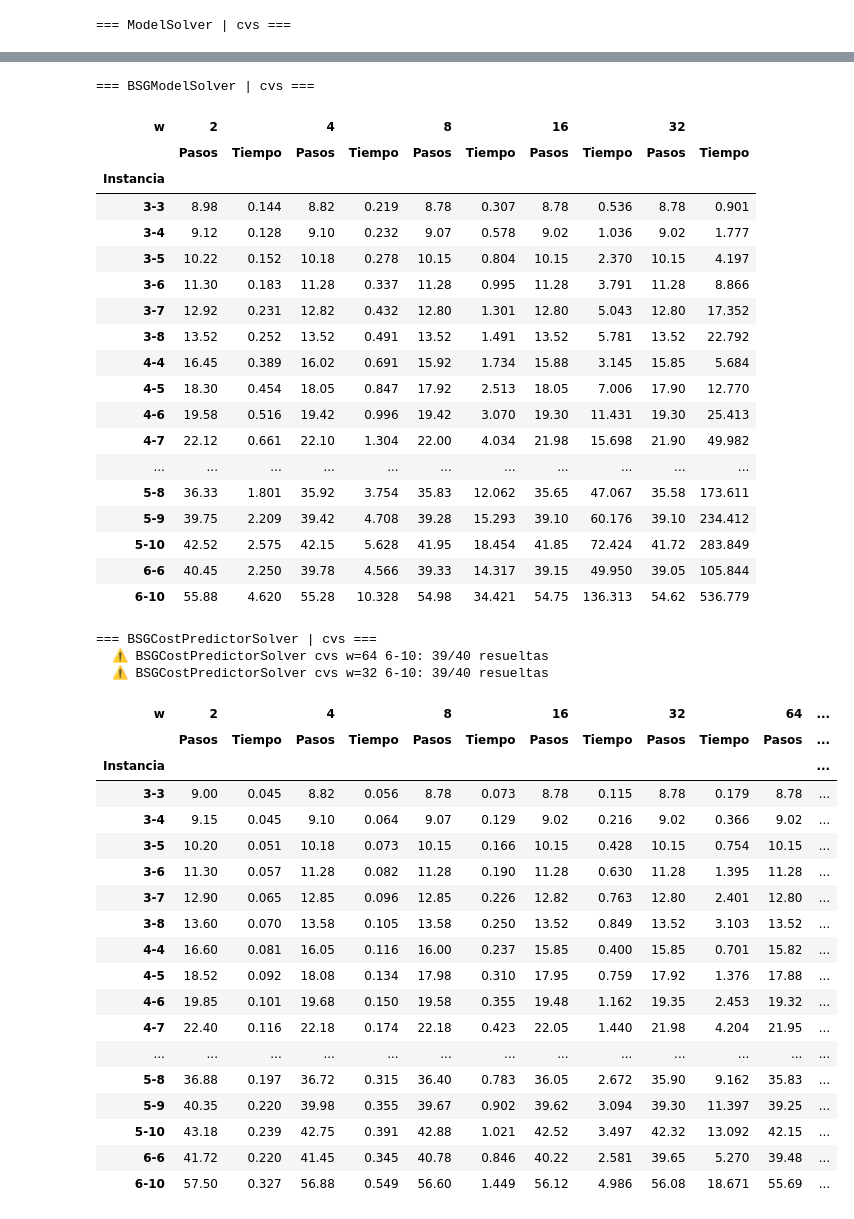
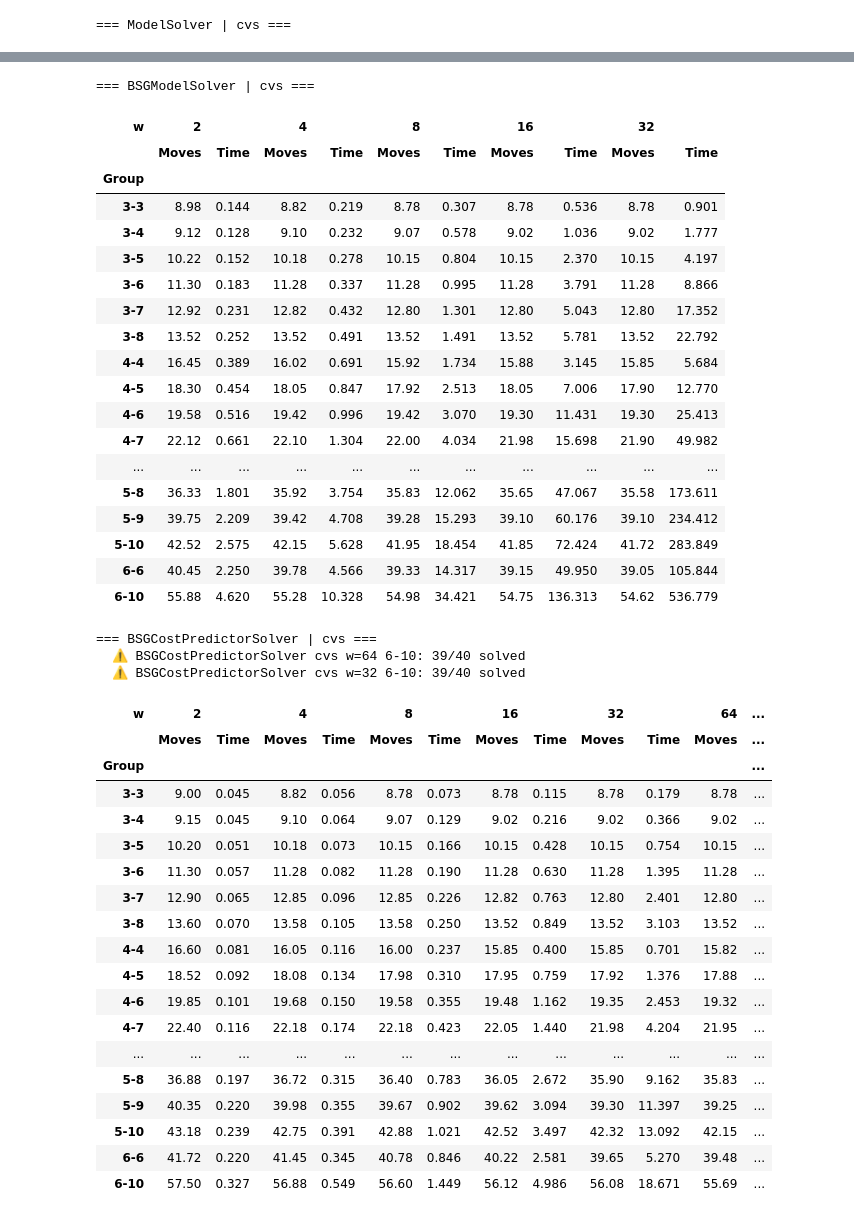
Before and after one commit to OscarRojasG/CPMP-Framework, a Jupyter notebook: notebooks/experiments.ipynb, the cells around one changed output, grey strips where cells are left out. Cells and saved outputs as stored; diff of their text form; code cells hidden in the pictures.

```diff
--- a/notebooks/experiments.ipynb
+++ b/notebooks/experiments.ipynb
@@ -7,32 +7,29 @@ from pathlib import Path
 import pandas as pd
 from IPython.display import display
 
-# ==================== Parámetros ====================
-# Carpeta con los CSV por instancia (se busca también en subcarpetas)
+# ==================== Parameters ====================
+# Folder with the per-instance CSV files (subfolders are searched too)
 EXPERIMENTS_FOLDER = Path("../experiments")
 
-# Carpeta donde se guardan las tablas (None = no guardar, solo mostrar)
-OUTPUT_FOLDER = EXPERIMENTS_FOLDER / "tables"
-
-# Datasets a incluir (ej: ["cvs"], ["cvs", "g1"])
+# Datasets to include (e.g. ["cvs"], ["cvs", "g1"])
 DATASETS = ["cvs"]
 
-# Solvers a incluir, en este orden
+# Solvers to include, in this order
 SOLVERS = ["ModelSolver", "BSGModelSolver", "BSGCostPredictorSolver"]
 
-# Nombre a mostrar en el encabezado de los solvers sin w
+# Header label for solvers without a beam width w
 SOLVER_LABELS = {"ModelSolver": "GreedyModel"}
 # ====================================================
 
-# Formato: <Solver>[_w<W>]_<dataset>_<H-2>-<S>.csv  (ej: BSGModelSolver_w32_cvs_3-3.csv)
+# File name: <Solver>[_w<W>]_<dataset>_<T>-<S>.csv  (e.g. BSGModelSolver_w32_cvs_3-3.csv)
 PATTERN = re.compile(r"^(?P<solver>[A-Za-z]+)(?:_w(?P<w>\d+))?_(?P<dataset>[A-Za-z0-9]+)_(?P<config>\d+-\d+)\.csv$")
 
 
 def rounded(table):
-    """Pasos con 2 decimales y Tiempo con 3, como en las tablas del informe."""
+    """Moves with 2 decimals and time with 3, as in the paper tables."""
     out = table.copy()
     for col in out.columns:
-        out[col] = out[col].round(2 if col[1] == "Pasos" else 3)
+        out[col] = out[col].round(2 if col[1] == "Moves" else 3)
     return out
 
 
@@ -41,11 +38,9 @@ def config_key(c):
 
 
 def load_results(folder):
-    """Lee todos los CSV y devuelve una fila por (solver, w, dataset, config)."""
+    """Reads every CSV and returns one row per (solver, w, dataset, group)."""
     rows = []
     for path in folder.rglob("*.csv"):
-        if OUTPUT_FOLDER is not None and OUTPUT_FOLDER in path.parents:
-            continue
         m = PATTERN.match(path.name)
         if not m:
             continue
@@ -55,42 +50,39 @@ def load_results(folder):
             "solver": m["solver"],
             "w": int(m["w"]) if m["w"] else None,
             "dataset": m["dataset"],
-            "Instancia": m["config"],
-            "Resueltas": int(solved.sum()),
+            "Group": m["config"],
+            "Solved": int(solved.sum()),
             "Total": len(df),
-            "Pasos": df.loc[solved, "Steps"].mean(),
-            # Algunos CSV (ej: los de g_*.py) no guardan el tiempo
-            "Tiempo": df.loc[solved, "Time"].mean() if "Time" in df else float("nan"),
+            "Moves": df.loc[solved, "Steps"].mean(),
+            # Some CSV files (e.g. those written by g_*.py) do not record time
+            "Time": df.loc[solved, "Time"].mean() if "Time" in df else float("nan"),
         })
     return pd.DataFrame(rows)
 
 
 def build_table(results, solver, dataset):
-    """Tabla con Instancia como filas y (w, [Pasos, Tiempo]) como columnas."""
+    """Table with groups as rows and (w, [Moves, Time]) as columns."""
     r = results[(results["solver"] == solver) & (results["dataset"] == dataset)].copy()
     has_w = r["w"].notna().any()
-    r["grupo"] = r["w"].astype("Int64") if has_w else SOLVER_LABELS.get(solver, solver)
+    r["column"] = r["w"].astype("Int64") if has_w else SOLVER_LABELS.get(solver, solver)
 
-    table = r.pivot(index="Instancia", columns="grupo", values=["Pasos", "Tiempo"])
+    table = r.pivot(index="Group", columns="column", values=["Moves", "Time"])
     table = table.swaplevel(axis=1).sort_index(axis=1, level=0, sort_remaining=False)
-    table = table.reindex(columns=["Pasos", "Tiempo"], level=1)
+    table = table.reindex(columns=["Moves", "Time"], level=1)
     table = table.reindex(sorted(table.index, key=config_key))
     table.columns.names = ["w" if has_w else None, None]
 
-    # Aviso si hay instancias sin resolver (los promedios son solo sobre resueltas)
-    unsolved = r[r["Resueltas"] < r["Total"]]
+    # Warn about unsolved instances (averages are computed over solved instances only)
+    unsolved = r[r["Solved"] < r["Total"]]
     for _, u in unsolved.iterrows():
         tag = f"w={u['w']:.0f} " if has_w else ""
-        print(f"  ⚠ {solver} {dataset} {tag}{u['Instancia']}: {u['Resueltas']}/{u['Total']} resueltas")
+        print(f"  ⚠ {solver} {dataset} {tag}{u['Group']}: {u['Solved']}/{u['Total']} solved")
     return table
 
 
 results = load_results(EXPERIMENTS_FOLDER)
 if results.empty:
-    raise FileNotFoundError(f"No se encontraron CSV de resultados en {EXPERIMENTS_FOLDER}")
-
-if OUTPUT_FOLDER is not None:
-    OUTPUT_FOLDER.mkdir(parents=True, exist_ok=True)
+    raise FileNotFoundError(f"No result CSV files found in {EXPERIMENTS_FOLDER}")
 
 tables = {}
 for dataset in DATASETS:
@@ -101,9 +93,6 @@ for dataset in DATASETS:
         table = build_table(results, solver, dataset)
         tables[(solver, dataset)] = table
         display(rounded(table))
-        if OUTPUT_FOLDER is not None:
-            # Para leerlo de vuelta: pd.read_csv(ruta, header=[0, 1], index_col=0)
-            rounded(table).to_csv(OUTPUT_FOLDER / f"{solver}_{dataset}.csv")
 # %% [output]
 === ModelSolver | cvs ===
 |  | GreedyModel |  |
@@ -118,39 +107,39 @@ for dataset in DATASETS:
 | 4-4 | 17.70 | 0.038 |
 | 4-5 | 18.98 | 0.041 |
 | 4-6 | 20.02 | 0.045 |
 | 4-7 | 22.52 | 0.051 |
 | ... | ... | ... |
 | 5-8 | 37.30 | 0.085 |
 | 5-9 | 40.60 | 0.093 |
 | 5-10 | 43.65 | 0.101 |
 | 6-6 | 42.58 | 0.095 |
 | 6-10 | 57.90 | 0.136 |
 === BSGModelSolver | cvs ===
 | w | 2 |  | 4 |  | 8 |  | 16 |  | 32 |  |
-|  | Pasos | Tiempo | Pasos | Tiempo | Pasos | Tiempo | Pasos | Tiempo | Pasos | Tiempo |
-| Instancia |  |  |  |  |  |  |  |  |  |  |
+|  | Moves | Time | Moves | Time | Moves | Time | Moves | Time | Moves | Time |
+| Group |  |  |  |  |  |  |  |  |  |  |
 | 3-3 | 8.98 | 0.144 | 8.82 | 0.219 | 8.78 | 0.307 | 8.78 | 0.536 | 8.78 | 0.901 |
 | 3-4 | 9.12 | 0.128 | 9.10 | 0.232 | 9.07 | 0.578 | 9.02 | 1.036 | 9.02 | 1.777 |
 | 3-5 | 10.22 | 0.152 | 10.18 | 0.278 | 10.15 | 0.804 | 10.15 | 2.370 | 10.15 | 4.197 |
 | 3-6 | 11.30 | 0.183 | 11.28 | 0.337 | 11.28 | 0.995 | 11.28 | 3.791 | 11.28 | 8.866 |
 | 3-7 | 12.92 | 0.231 | 12.82 | 0.432 | 12.80 | 1.301 | 12.80 | 5.043 | 12.80 | 17.352 |
 | 3-8 | 13.52 | 0.252 | 13.52 | 0.491 | 13.52 | 1.491 | 13.52 | 5.781 | 13.52 | 22.792 |
 | 4-4 | 16.45 | 0.389 | 16.02 | 0.691 | 15.92 | 1.734 | 15.88 | 3.145 | 15.85 | 5.684 |
 | 4-5 | 18.30 | 0.454 | 18.05 | 0.847 | 17.92 | 2.513 | 18.05 | 7.006 | 17.90 | 12.770 |
 | 4-6 | 19.58 | 0.516 | 19.42 | 0.996 | 19.42 | 3.070 | 19.30 | 11.431 | 19.30 | 25.413 |
 | 4-7 | 22.12 | 0.661 | 22.10 | 1.304 | 22.00 | 4.034 | 21.98 | 15.698 | 21.90 | 49.982 |
 | ... | ... | ... | ... | ... | ... | ... | ... | ... | ... | ... |
 | 5-8 | 36.33 | 1.801 | 35.92 | 3.754 | 35.83 | 12.062 | 35.65 | 47.067 | 35.58 | 173.611 |
 | 5-9 | 39.75 | 2.209 | 39.42 | 4.708 | 39.28 | 15.293 | 39.10 | 60.176 | 39.10 | 234.412 |
 | 5-10 | 42.52 | 2.575 | 42.15 | 5.628 | 41.95 | 18.454 | 41.85 | 72.424 | 41.72 | 283.849 |
 | 6-6 | 40.45 | 2.250 | 39.78 | 4.566 | 39.33 | 14.317 | 39.15 | 49.950 | 39.05 | 105.844 |
 | 6-10 | 55.88 | 4.620 | 55.28 | 10.328 | 54.98 | 34.421 | 54.75 | 136.313 | 54.62 | 536.779 |
 === BSGCostPredictorSolver | cvs ===
-  ⚠ BSGCostPredictorSolver cvs w=64 6-10: 39/40 resueltas
-  ⚠ BSGCostPredictorSolver cvs w=32 6-10: 39/40 resueltas
+  ⚠ BSGCostPredictorSolver cvs w=64 6-10: 39/40 solved
+  ⚠ BSGCostPredictorSolver cvs w=32 6-10: 39/40 solved
 | w | 2 |  | 4 |  | 8 |  | 16 |  | 32 |  | 64 | ... |
-|  | Pasos | Tiempo | Pasos | Tiempo | Pasos | Tiempo | Pasos | Tiempo | Pasos | Tiempo | Pasos | ... |
-| Instancia |  |  |  |  |  |  |  |  |  |  |  | ... |
+|  | Moves | Time | Moves | Time | Moves | Time | Moves | Time | Moves | Time | Moves | ... |
+| Group |  |  |  |  |  |  |  |  |  |  |  | ... |
 | 3-3 | 9.00 | 0.045 | 8.82 | 0.056 | 8.78 | 0.073 | 8.78 | 0.115 | 8.78 | 0.179 | 8.78 | ... |
 | 3-4 | 9.15 | 0.045 | 9.10 | 0.064 | 9.07 | 0.129 | 9.02 | 0.216 | 9.02 | 0.366 | 9.02 | ... |
 | 3-5 | 10.20 | 0.051 | 10.18 | 0.073 | 10.15 | 0.166 | 10.15 | 0.428 | 10.15 | 0.754 | 10.15 | ... |
```
Also changed, not shown: parts of 4 cells of this notebook, 5 other files.
